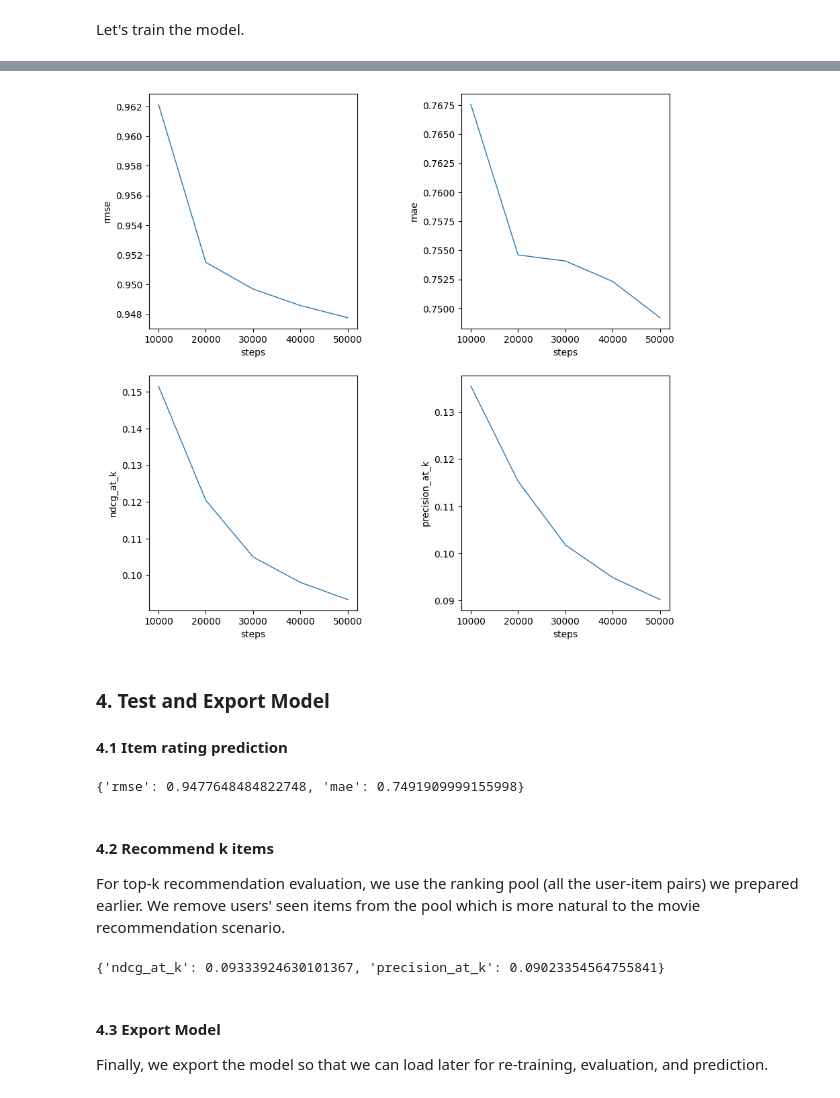
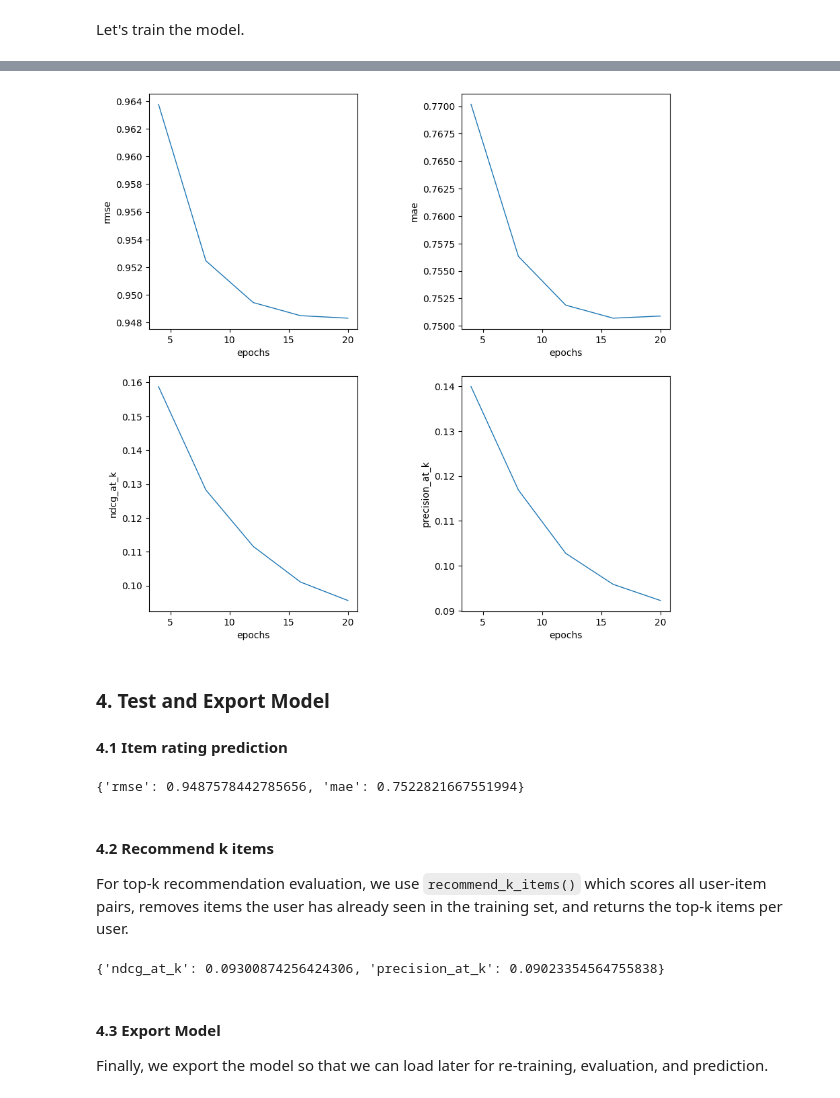
Before and after one commit to Mu-L/recommenders, a Jupyter notebook: examples/00_quick_start/wide_deep_movielens.ipynb, the cells around one changed output, grey strips where cells are left out. Drawn from its saved outputs; the diff is of its cells as text; code cells hidden in the pictures.

Commit message:
remade w&d model to have a better interface
Signed-off-by: miguelgfierro <miguelgfierro@users.noreply.github.com>

```diff
--- a/examples/00_quick_start/wide_deep_movielens.ipynb
+++ b/examples/00_quick_start/wide_deep_movielens.ipynb
@@ -86,7 +81,7 @@ EXPORT_DIR_BASE = os.path.join("outputs", "model")
 
 #### Hyperparameters
 MODEL_TYPE = "wide_deep"
-STEPS = 50000  # Number of batches to train
+N_EPOCHS = 21  # Number of training epochs
 BATCH_SIZE = 32
 # Wide (linear) model hyperparameters
 LINEAR_OPTIMIZER = "adagrad"
@@ -264,43 +247,33 @@ ranking_pool = user_item_pairs(
 )
 # %%
 # Create checkpoint frequency
-save_checkpoints_steps = max(1, STEPS // 5)
+save_checkpoints_epochs = max(1, N_EPOCHS // 5)
 
 # Prepare evaluation logger
 eval_log = {}
 
-def evaluation_callback(m, step):
+def evaluation_callback(m, epoch):
     """Evaluate the model on rating and ranking metrics."""
     # Rating metrics
     if len(RATING_METRICS) > 0:
         test_no_label = test.drop(RATING_COL, axis=1)
-        preds = predict(
-            m, test_no_label,
-            users=wide_columns.get('users', deep_columns.get('users')),
-            items=wide_columns.get('items', deep_columns.get('items')),
-            item_feat_col=ITEM_FEAT_COL,
-        )
+        preds = m.predict(test_no_label)
         pred_df = test_no_label.copy()
         pred_df[PREDICT_COL] = preds
         for metric_name in RATING_METRICS:
             result = evaluator.metrics[metric_name](test, pred_df, **cols)
             eval_log.setdefault(metric_name, []).append(result)
-            logger.info("Step %d - %s: %.4f", step, metric_name, result)
+            logger.info("Epoch %d - %s: %.4f", epoch, metric_name, result)
 
     # Ranking metrics
     if len(RANKING_METRICS) > 0:
-        preds = predict(
-            m, ranking_pool,
-            users=wide_columns.get('users', deep_columns.get('users')),
-            items=wide_columns.get('items', deep_columns.get('items')),
-            item_feat_col=ITEM_FEAT_COL,
-        )
+        preds = m.predict(ranking_pool)
         pred_df = ranking_pool.copy()
         pred_df[PREDICT_COL] = preds
         for metric_name in RANKING_METRICS:
             result = evaluator.metrics[metric_name](test, pred_df, **{**cols, 'k': TOP_K})
             eval_log.setdefault(metric_name, []).append(result)
-            logger.info("Step %d - %s: %.4f", step, metric_name, result)
+            logger.info("Epoch %d - %s: %.4f", epoch, metric_name, result)
 # %% [markdown]
 Let's train the model.
 # %%
@@ -354,30 +334,24 @@ Wall time: 9min 21s
 # %%
 if EVALUATE_WHILE_TRAINING and eval_log:
     for i, (m_name, values) in enumerate(eval_log.items(), 1):
         store_metadata("eval_{}".format(m_name), values)
-        x = [save_checkpoints_steps * j for j in range(1, len(values) + 1)]
+        x = [save_checkpoints_epochs * j for j in range(1, len(values) + 1)]
         plot.line_graph(
             values=list(zip(values, x)),
             labels=m_name,
-            x_name="steps",
+            x_name="epochs",
             y_name=m_name,
             subplot=(math.ceil(len(eval_log) / 2), 2, i),
         )
 # %% [output]
-[figure, old version]
+[figure, new version]
 # %% [markdown]
 ### 4. Test and Export Model
 
 #### 4.1 Item rating prediction
 # %%
 if len(RATING_METRICS) > 0:
-    predictions = predict(
-        model,
-        test,
-        users=wide_columns.get('users', deep_columns.get('users')),
-        items=wide_columns.get('items', deep_columns.get('items')),
-        item_feat_col=ITEM_FEAT_COL,
-    )
+    predictions = model.predict(test)
     prediction_df = test.drop(RATING_COL, axis=1)
     prediction_df[PREDICT_COL] = predictions
 
@@ -388,30 +362,22 @@ if len(RATING_METRICS) > 0:
         rating_results[m_name] = result
     print(rating_results)
 # %% [output]
-{'rmse': 0.9477648484822748, 'mae': 0.7491909999155998}
+{'rmse': 0.9487578442785656, 'mae': 0.7522821667551994}
 # %% [markdown]
 #### 4.2 Recommend k items
-For top-k recommendation evaluation, we use the ranking pool (all the user-item pairs) we prepared earlier. We remove users' seen items from the pool which is more natural to the movie recommendation scenario.
+For top-k recommendation evaluation, we use `recommend_k_items()` which scores all user-item pairs, removes items the user has already seen in the training set, and returns the top-k items per user.
 # %%
 if len(RANKING_METRICS) > 0:
-    predictions = predict(
-        model,
-        ranking_pool,
-        users=wide_columns.get('users', deep_columns.get('users')),
-        items=wide_columns.get('items', deep_columns.get('items')),
-        item_feat_col=ITEM_FEAT_COL,
-    )
-    prediction_df = ranking_pool.copy()
-    prediction_df[PREDICT_COL] = predictions
+    top_k_df = model.recommend_k_items(test, top_k=TOP_K, remove_seen=True)
 
     ranking_results = {}
     for m_name in RANKING_METRICS:
-        result = evaluator.metrics[m_name](test, prediction_df, **{**cols, 'k': TOP_K})
+        result = evaluator.metrics[m_name](test, top_k_df, **{**cols, 'k': TOP_K})
         store_metadata(m_name, result)
         ranking_results[m_name] = result
     print(ranking_results)
 # %% [output]
-{'ndcg_at_k': 0.09333924630101367, 'precision_at_k': 0.09023354564755841}
+{'ndcg_at_k': 0.09300874256424306, 'precision_at_k': 0.09023354564755838}
 # %% [markdown]
 #### 4.3 Export Model
 Finally, we export the model so that we can load later for re-training, evaluation, and prediction.
```
Also changed, not shown: parts of 4 cells of this notebook, 2 other files.
